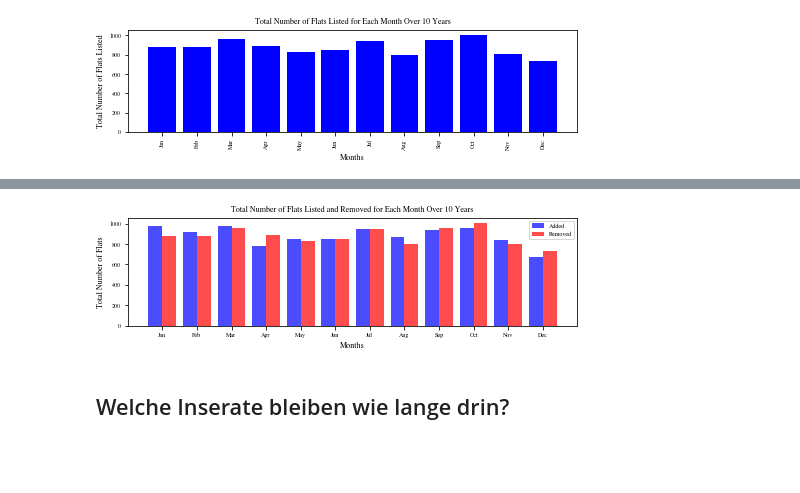
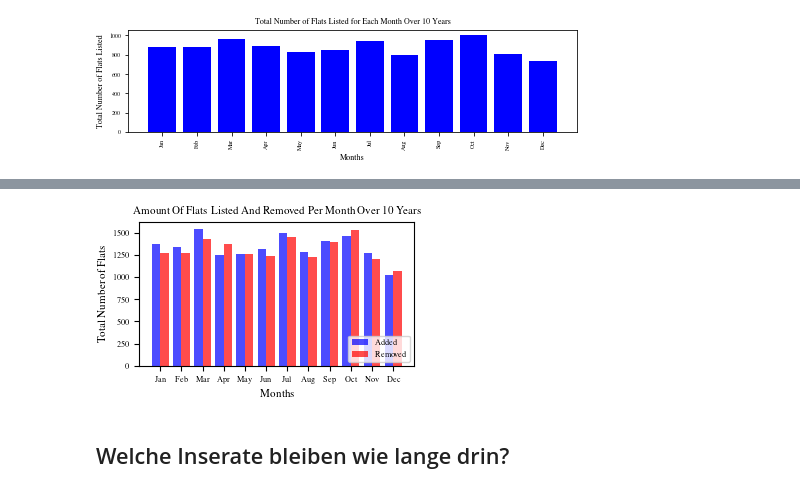
Before and after one commit to okihnjo/DataLiteracy, a Jupyter notebook: notebooks/correlations.ipynb, the cells around one changed output, grey strips where cells are left out. Saved outputs shown, nothing was run; the diff lists cells and outputs as text; code cells hidden in the pictures; blank space fills up the shorter version.

Commit message:
tueplots format for month bar plot

```diff
--- a/notebooks/correlations.ipynb
+++ b/notebooks/correlations.ipynb
@@ -260,24 +260,30 @@ plt.show()
 # %%
+df['year'] = df['startdate'].str[:4]
+df["month"] = pd.DatetimeIndex(df['startdate']).month
+monthly_counts = df.groupby(['year', 'month']).size().reset_index(name='count')
+monthly_counts_summed = monthly_counts.groupby('month')['count'].sum().reset_index(name='total_count')
+monthly_removed_counts_summed = monthly_removed_counts.groupby('month_removed')['removed_count'].sum().reset_index(name='total_removed_count')
+
 months = monthly_counts_summed['month']
 bar_width = 0.4
 bar_positions_added = months - bar_width/2
 bar_positions_removed = months + bar_width/2
 
-plt.rcParams.update(bundles.icml2022(column='full', nrows=1, ncols=2, usetex=False))
+plt.rcParams.update(bundles.icml2022(column='half', nrows=1, ncols=1, usetex=True))
 fig, axs = plt.subplots(1, 1)
 
 plt.bar(bar_positions_added, monthly_counts_summed['total_count'], width=bar_width, color='blue', alpha=0.7, label='Added')
 plt.bar(bar_positions_removed, monthly_removed_counts_summed['total_removed_count'], width=bar_width, color='red', alpha=0.7, label='Removed')
 
-plt.title('Total Number of Flats Listed and Removed for Each Month Over 10 Years')
+plt.title('Amount Of Flats Listed And Removed Per Month Over 10 Years')
 plt.xlabel('Months')
 plt.ylabel('Total Number of Flats')
 plt.xticks(months, ['Jan', 'Feb', 'Mar', 'Apr', 'May', 'Jun', 'Jul', 'Aug', 'Sep', 'Oct', 'Nov', 'Dec'])
 
-plt.legend()
+plt.legend(loc = 'lower right')
 plt.show()
 # %% [output]
-[figure, old version]
+[figure, new version]
 # %% [markdown]
 ## Welche Inserate bleiben wie lange drin?
 # %%
```
Also changed, not shown: parts of 2 cells of this notebook.
